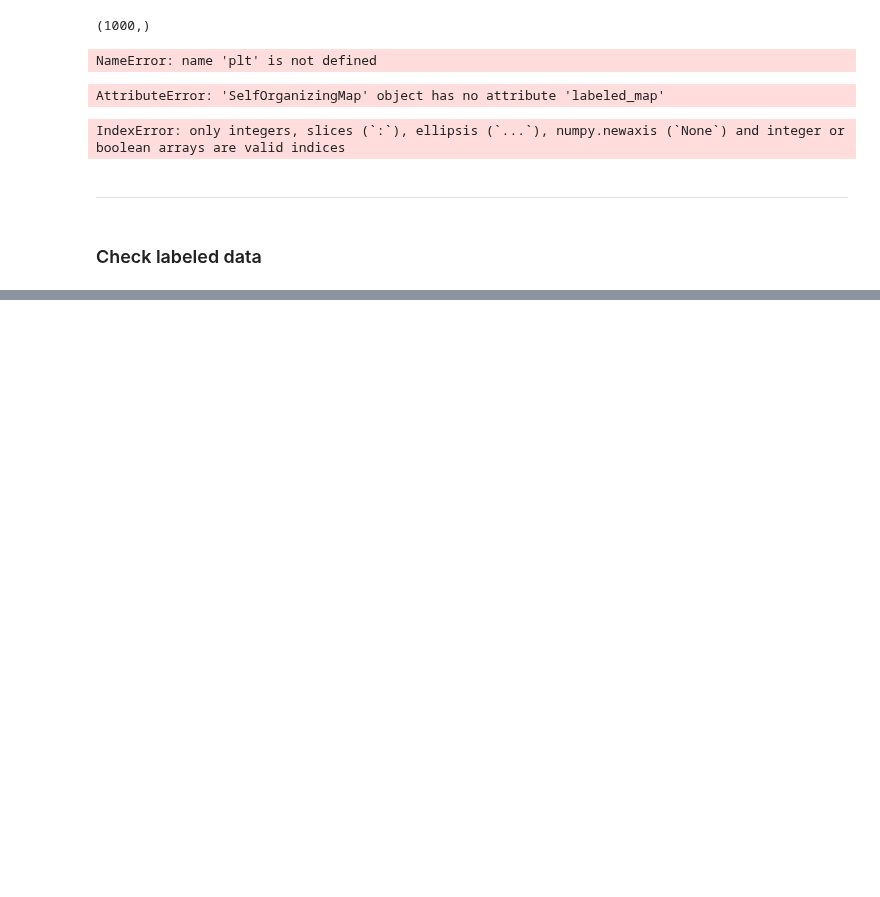
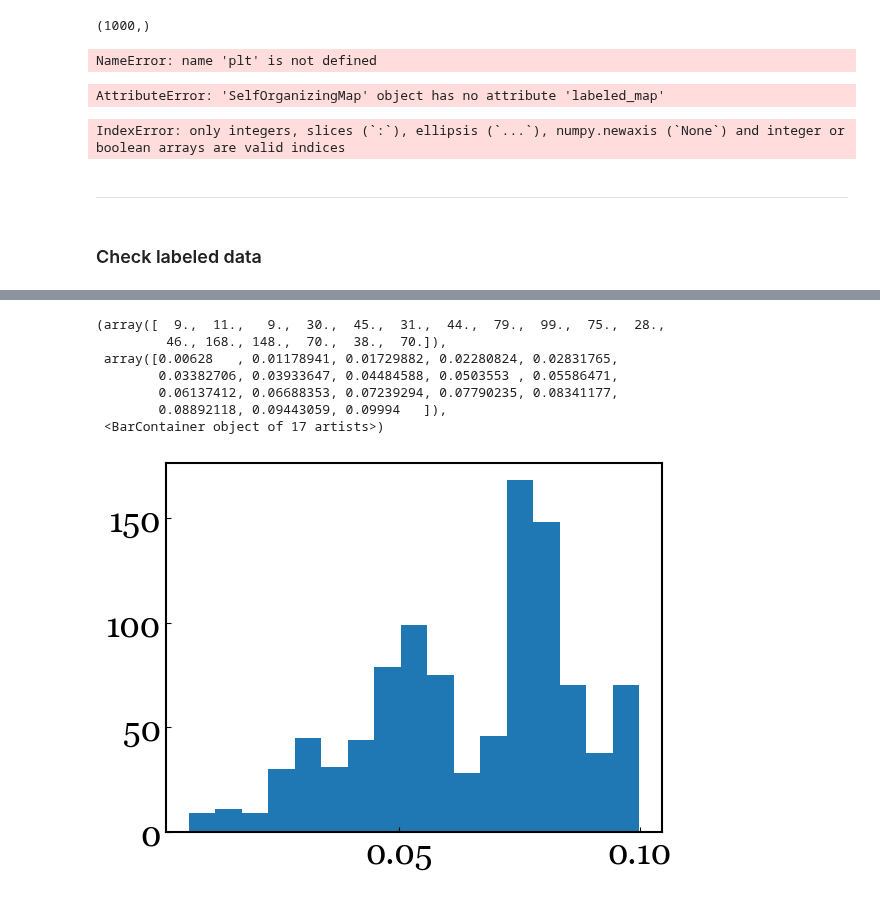
Before and after one commit to lsajkov/strw_mpdg, a Jupyter notebook: build_som.ipynb, the cells around one changed output, grey strips where cells are left out. Drawn from its saved outputs; the diff is of its cells as text; code cells hidden in the pictures; blank space fills up the shorter version.

```diff
--- a/build_som.ipynb
+++ b/build_som.ipynb
@@ -1076,0 +1383,11 @@ ___
+# %%
+plt.hist(SOM.labeling_data[:, 5], bins = 'auto')
+# %% [output]
+(array([  9.,  11.,   9.,  30.,  45.,  31.,  44.,  79.,  99.,  75.,  28.,
+         46., 168., 148.,  70.,  38.,  70.]),
+ array([0.00628   , 0.01178941, 0.01729882, 0.02280824, 0.02831765,
+        0.03382706, 0.03933647, 0.04484588, 0.0503553 , 0.05586471,
+        0.06137412, 0.06688353, 0.07239294, 0.07790235, 0.08341177,
+        0.08892118, 0.09443059, 0.09994   ]),
+ <BarContainer object of 17 artists>)
+[figure, added]
```
Also changed, not shown: parts of 27 cells of this notebook, 2 other files.
